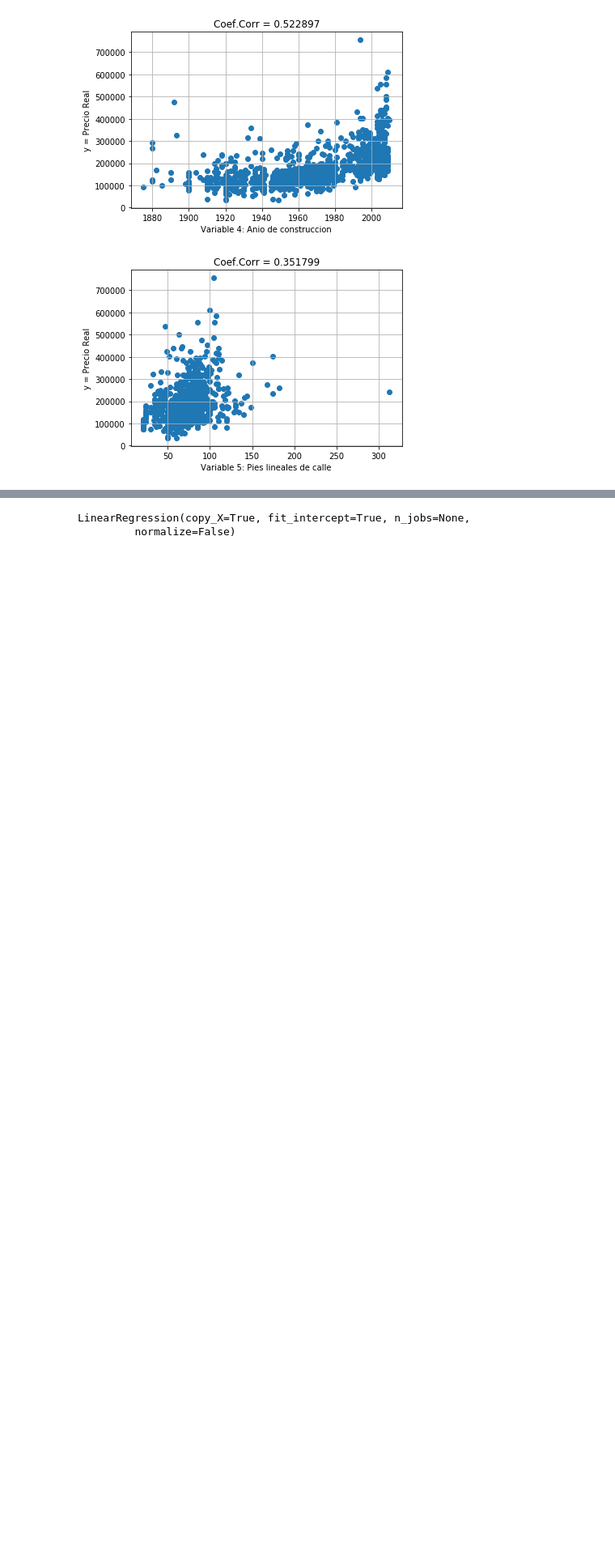
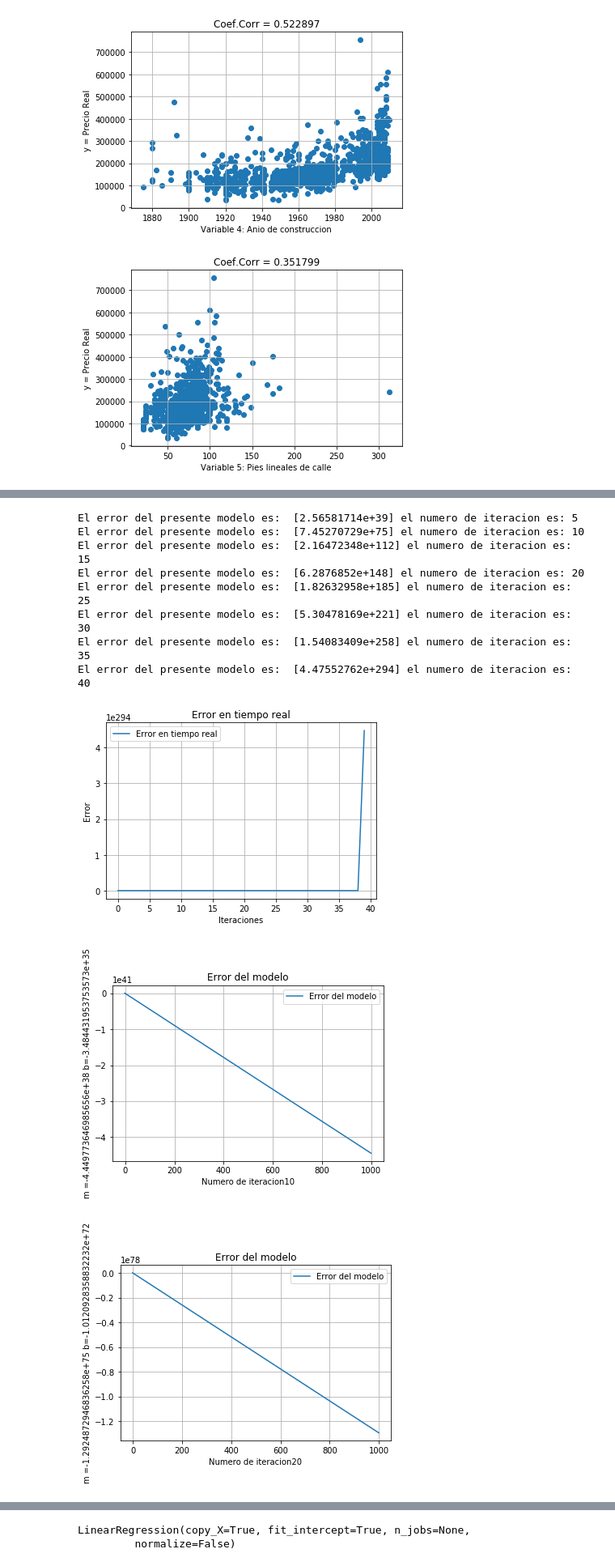
Before and after one commit to franmorales/DSGalileo, a Jupyter notebook: pyProject.ipynb, the cells around one changed output, grey strips where cells are left out. Shown at 81% size. Drawn from its saved outputs; the diff is of its cells as text; code cells hidden in the pictures; blank space fills up the shorter version.

```diff
--- a/pyProject.ipynb
+++ b/pyProject.ipynb
@@ -352,0 +399,16 @@ def visualizacionModelos(dataStruct,n):
+# %%
+manualMB2 = trainingFunction(x = X2ArrayTrain, y = YArrayTrain, ite = 40,showError=5, learnR=0.00003)
+visualizacionError(manualMB2[1])
+visualizacionModelos(dataStruct=manualMB2[0],n= 10)
+# %% [output]
+El error del presente modelo es:  [2.56581714e+39] el numero de iteracion es: 5
+El error del presente modelo es:  [7.45270729e+75] el numero de iteracion es: 10
+El error del presente modelo es:  [2.16472348e+112] el numero de iteracion es: 15
+El error del presente modelo es:  [6.2876852e+148] el numero de iteracion es: 20
+El error del presente modelo es:  [1.82632958e+185] el numero de iteracion es: 25
+El error del presente modelo es:  [5.30478169e+221] el numero de iteracion es: 30
+El error del presente modelo es:  [1.54083409e+258] el numero de iteracion es: 35
+El error del presente modelo es:  [4.47552762e+294] el numero de iteracion es: 40
+[figure, added]
+[figure, added]
+[figure, added]
```
Also changed, not shown: parts of 22 cells of this notebook.
